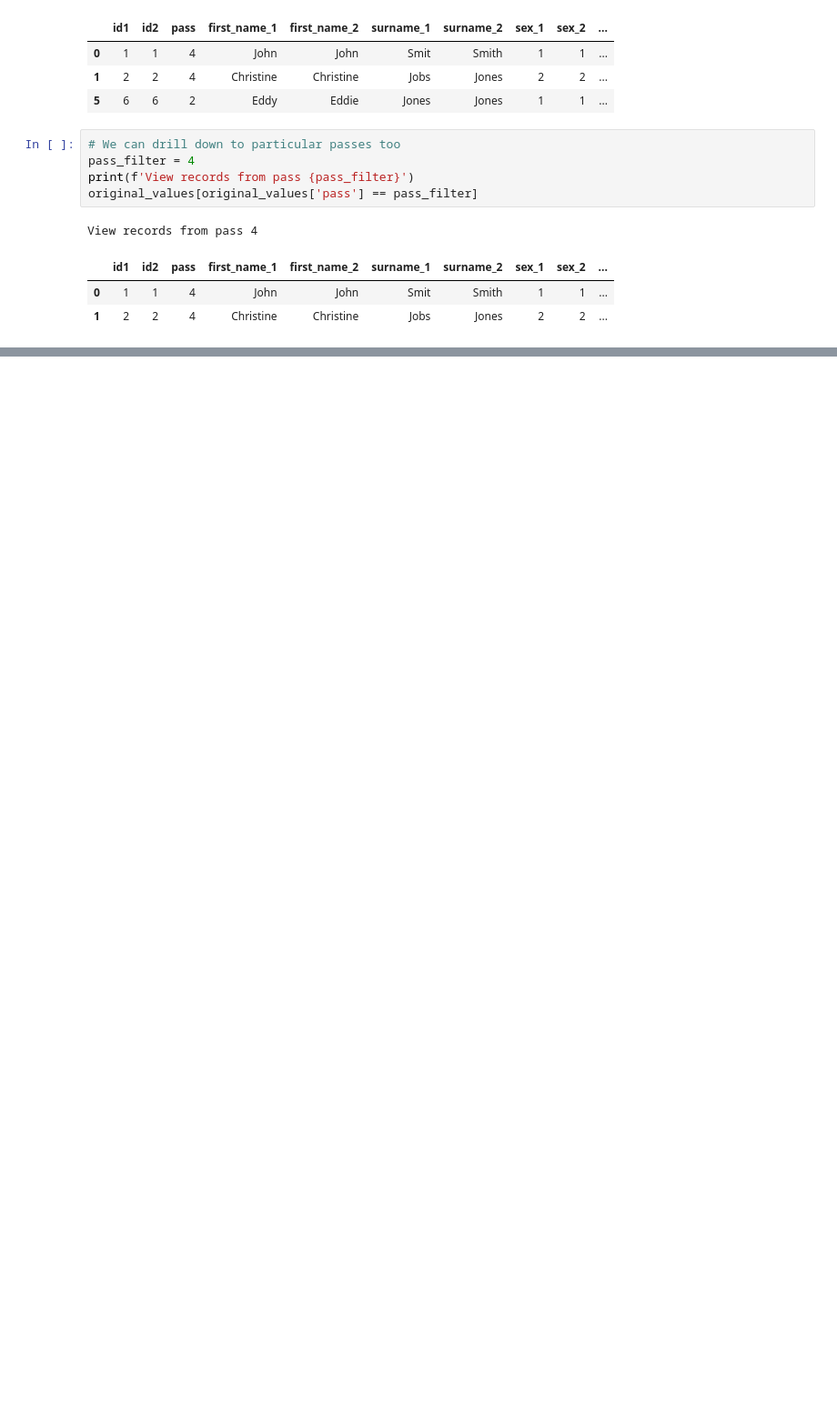
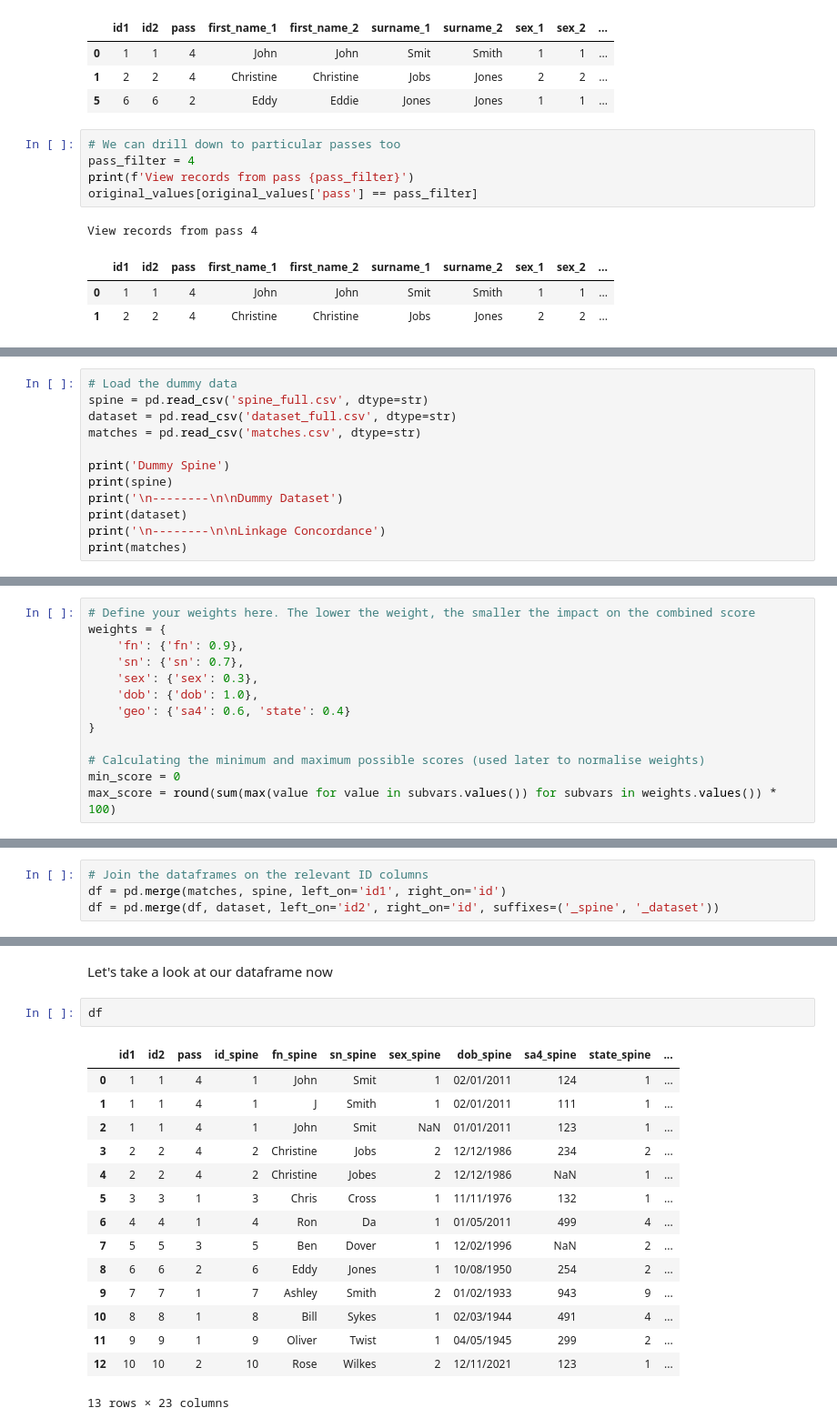
Before and after one commit to uncultivate/clerical_review, a Jupyter notebook: Clerical Review.ipynb, the cells around one changed output, grey strips where cells are left out. Shown: that part at 91% size. Cells and saved outputs as stored; diff of their text form; blank space fills up the shorter version.

```diff
--- a/Clerical Review.ipynb
+++ b/Clerical Review.ipynb
@@ -235,0 +326,12 @@ Clerical Review Table
+# %%
+# Load the dummy data
+spine = pd.read_csv('spine_full.csv', dtype=str)
+dataset = pd.read_csv('dataset_full.csv', dtype=str)
+matches = pd.read_csv('matches.csv', dtype=str)
+
+print('Dummy Spine')
+print(spine)
+print('\n--------\n\nDummy Dataset')
+print(dataset)
+print('\n--------\n\nLinkage Concordance')
+print(matches)
@@ -235,0 +371,13 @@ Clerical Review Table
+# %%
+# Define your weights here. The lower the weight, the smaller the impact on the combined score
+weights = {
+    'fn': {'fn': 0.9},
+    'sn': {'sn': 0.7},
+    'sex': {'sex': 0.3},
+    'dob': {'dob': 1.0},
+    'geo': {'sa4': 0.6, 'state': 0.4}
+}
+
+# Calculating the minimum and maximum possible scores (used later to normalise weights)
+min_score = 0
+max_score = round(sum(max(value for value in subvars.values()) for subvars in weights.values()) * 100)
@@ -235,0 +386,4 @@ Clerical Review Table
+# %%
+# Join the dataframes on the relevant ID columns
+df = pd.merge(matches, spine, left_on='id1', right_on='id')
+df = pd.merge(df, dataset, left_on='id2', right_on='id', suffixes=('_spine', '_dataset'))
@@ -235,0 +397,20 @@ Clerical Review Table
+# %% [markdown]
+Let's take a look at our dataframe now
+# %%
+df
+# %% [output]
+|  | id1 | id2 | pass | id_spine | fn_spine | sn_spine | sex_spine | dob_spine | sa4_spine | state_spine | ... |
+| 0 | 1 | 1 | 4 | 1 | John | Smit | 1 | 02/01/2011 | 124 | 1 | ... |
+| 1 | 1 | 1 | 4 | 1 | J | Smith | 1 | 02/01/2011 | 111 | 1 | ... |
+| 2 | 1 | 1 | 4 | 1 | John | Smit | NaN | 01/01/2011 | 123 | 1 | ... |
+| 3 | 2 | 2 | 4 | 2 | Christine | Jobs | 2 | 12/12/1986 | 234 | 2 | ... |
+| 4 | 2 | 2 | 4 | 2 | Christine | Jobes | 2 | 12/12/1986 | NaN | 1 | ... |
+| 5 | 3 | 3 | 1 | 3 | Chris | Cross | 1 | 11/11/1976 | 132 | 1 | ... |
+| 6 | 4 | 4 | 1 | 4 | Ron | Da | 1 | 01/05/2011 | 499 | 4 | ... |
+| 7 | 5 | 5 | 3 | 5 | Ben | Dover | 1 | 12/02/1996 | NaN | 2 | ... |
+| 8 | 6 | 6 | 2 | 6 | Eddy | Jones | 1 | 10/08/1950 | 254 | 2 | ... |
+| 9 | 7 | 7 | 1 | 7 | Ashley | Smith | 2 | 01/02/1933 | 943 | 9 | ... |
+| 10 | 8 | 8 | 1 | 8 | Bill | Sykes | 1 | 02/03/1944 | 491 | 4 | ... |
+| 11 | 9 | 9 | 1 | 9 | Oliver | Twist | 1 | 04/05/1945 | 299 | 2 | ... |
+| 12 | 10 | 10 | 2 | 10 | Rose | Wilkes | 2 | 12/11/2021 | 123 | 1 | ... |
+13 rows × 23 columns
```
Also changed, not shown: parts of 50 cells of this notebook.
